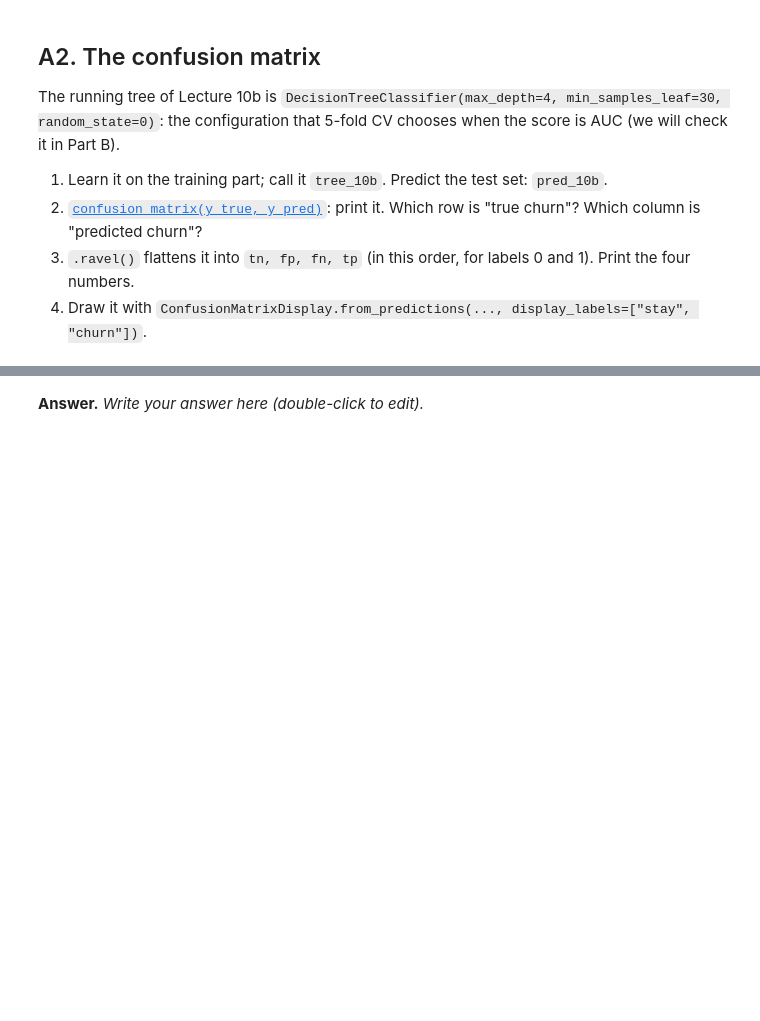
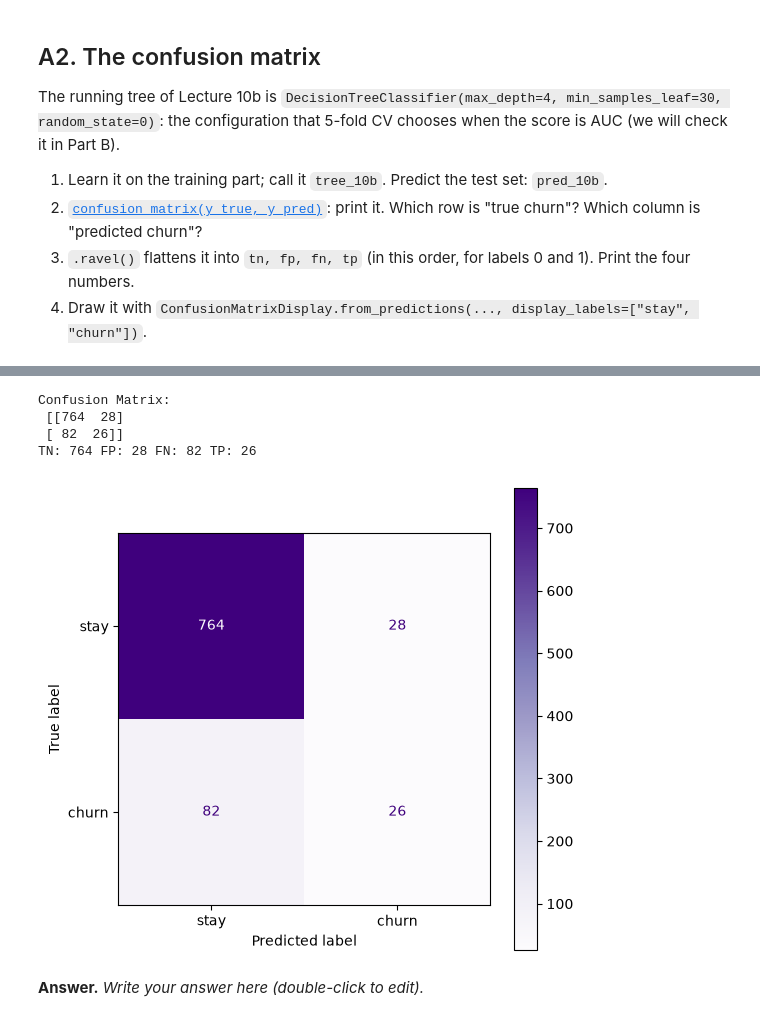
Before and after one commit to mengxian0913/MLDM_Unibo_public, a Jupyter notebook: ML_Lab/notebooks/lab04-pm/lab04-pm.ipynb, the cells around one changed output, grey strips where cells are left out. Drawn from its saved outputs; the diff is of its cells as text; code cells hidden in the pictures; blank space fills up the shorter version.

```diff
--- a/ML_Lab/notebooks/lab04-pm/lab04-pm.ipynb
+++ b/ML_Lab/notebooks/lab04-pm/lab04-pm.ipynb
@@ -115,3 +108,33 @@ TN=764  FP=28  FN=82  TP=26
+# %%
+tree_10b = DecisionTreeClassifier(max_depth=4, min_samples_leaf=30, random_state=0)
+tree_10b.fit(Xn_train, yn_train)
+
+predict_10b = tree_10b.predict(Xn_test)
+
+cm = confusion_matrix(yn_test, predict_10b)
+print("Confusion Matrix: \n", cm)
+
+tn, fp, fn, tp = cm.ravel()
+print("TN:", tn, "FP:", fp, "FN:", fn, "TP:", tp)
+
+fig, ax = plt.subplots(figsize=(6, 6))
+
+ConfusionMatrixDisplay.from_predictions(
+    yn_test,
+    predict_10b,
+    display_labels=["stay", "churn"],
+    ax=ax,
+    cmap=plt.cm.Purples,
+    values_format="d"
+)
+
+plt.show()
+# %% [output]
+Confusion Matrix:
+ [[764  28]
+ [ 82  26]]
+TN: 764 FP: 28 FN: 82 TP: 26
+[figure, added]
 # %% [markdown]
 **Answer.** *Write your answer here (double-click to edit).*
 # %% [markdown]
```
Also changed, not shown: parts of 14 cells of this notebook.
